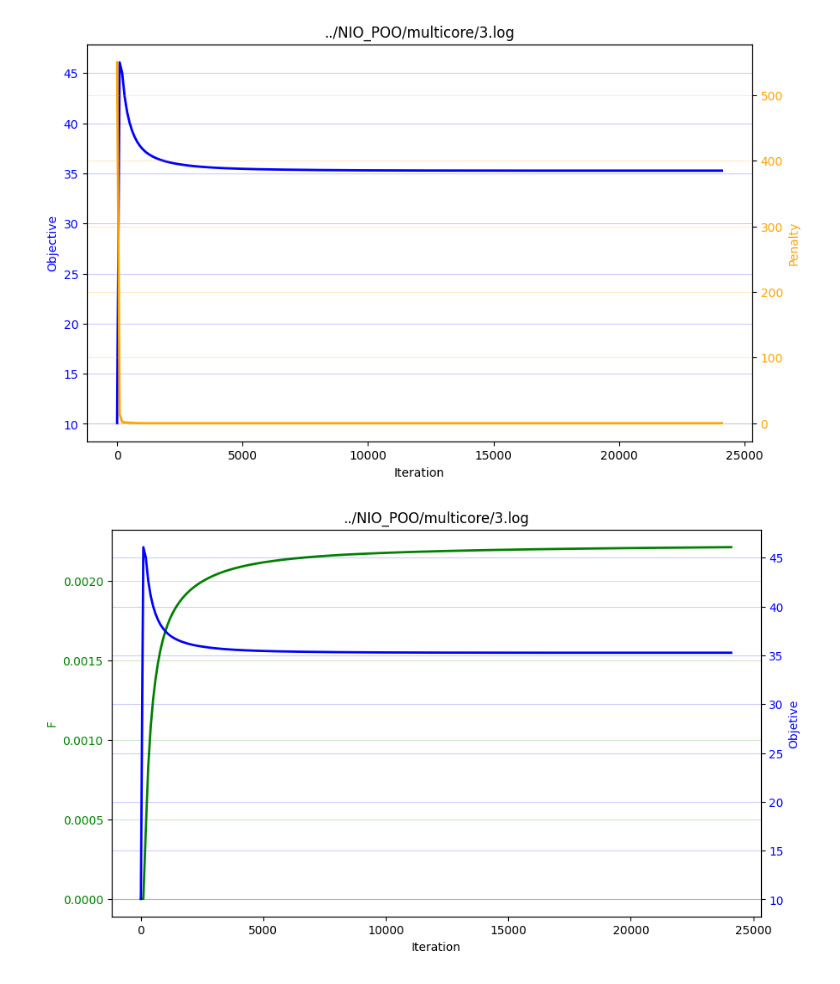
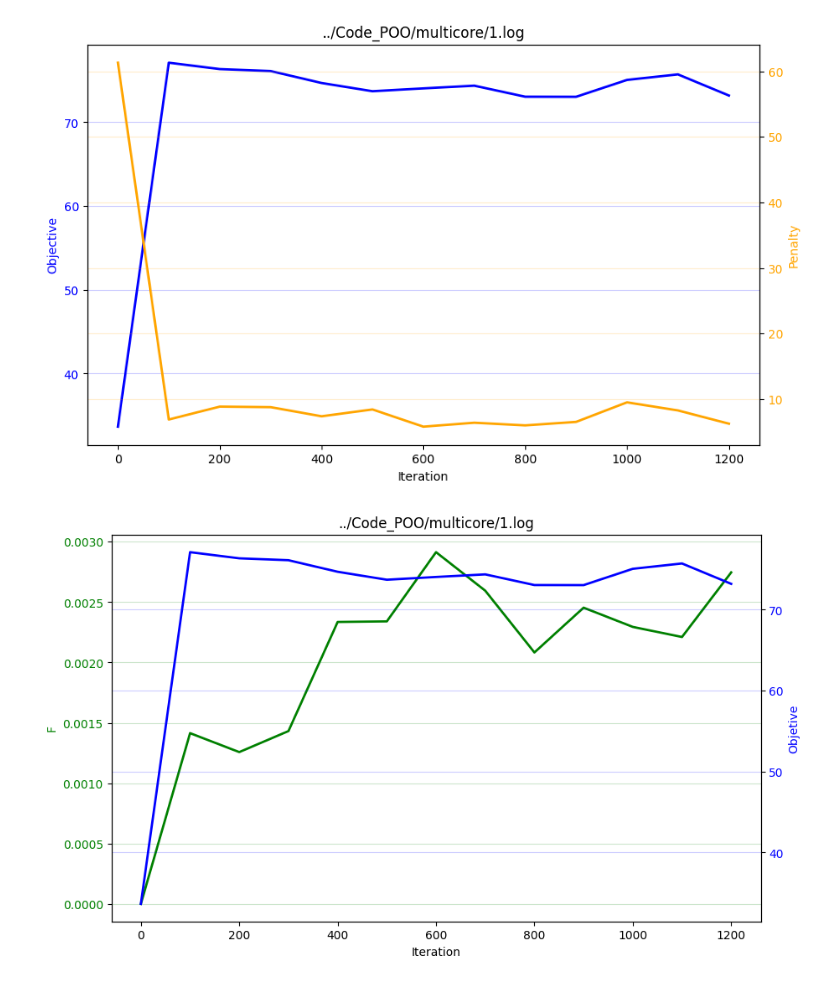
Before and after one commit to juanjoual/RT25, a Jupyter notebook: notebooks/Paper FGCS 2025 .ipynb, the cells around one changed output. Drawn from its saved outputs; the diff is of its cells as text; code cells hidden in the pictures.

```diff
--- a/notebooks/Paper FGCS 2025 .ipynb
+++ b/notebooks/Paper FGCS 2025 .ipynb
@@ -41,21 +41,19 @@ def plot_log(x, y1, y2, title, x_label, y1_label, y2_label, y1_color='blue', y2_
     plt.title(filename)
     plt.show()
 # %%
-# filename = '../gradient/multicore_nio/3.log'
-filename = '../NIO_POO/multicore/3.log'
-# filename = '../NIO_POO/Adam_log/3_09.log'
+filename = '../Code_POO/multicore/1.log'
 iterations, penalties, objectives, fs = read_log(filename)
 
 start = 0
 end = 800
 iterations = iterations[start:end]
 penalties = penalties[start:end]
 objectives = objectives[start:end]
 fs = fs[start:end]
 
 plot_log(iterations, objectives, penalties, filename, "Iteration", "Objective", "Penalty", 'blue', 'orange')
 plot_log(iterations, fs, objectives, filename, "Iteration", "F", "Objetive", 'green', 'blue')
 plot_log(iterations, fs, penalties, filename, "Iteration", "F", "Penalty", 'green', 'orange')
 # %% [output]
-[figure, old version]
+[figure, new version]
-[figure, old version]
+[figure, new version]
```
Also changed, not shown: parts of 2 cells of this notebook, 24 other files.
